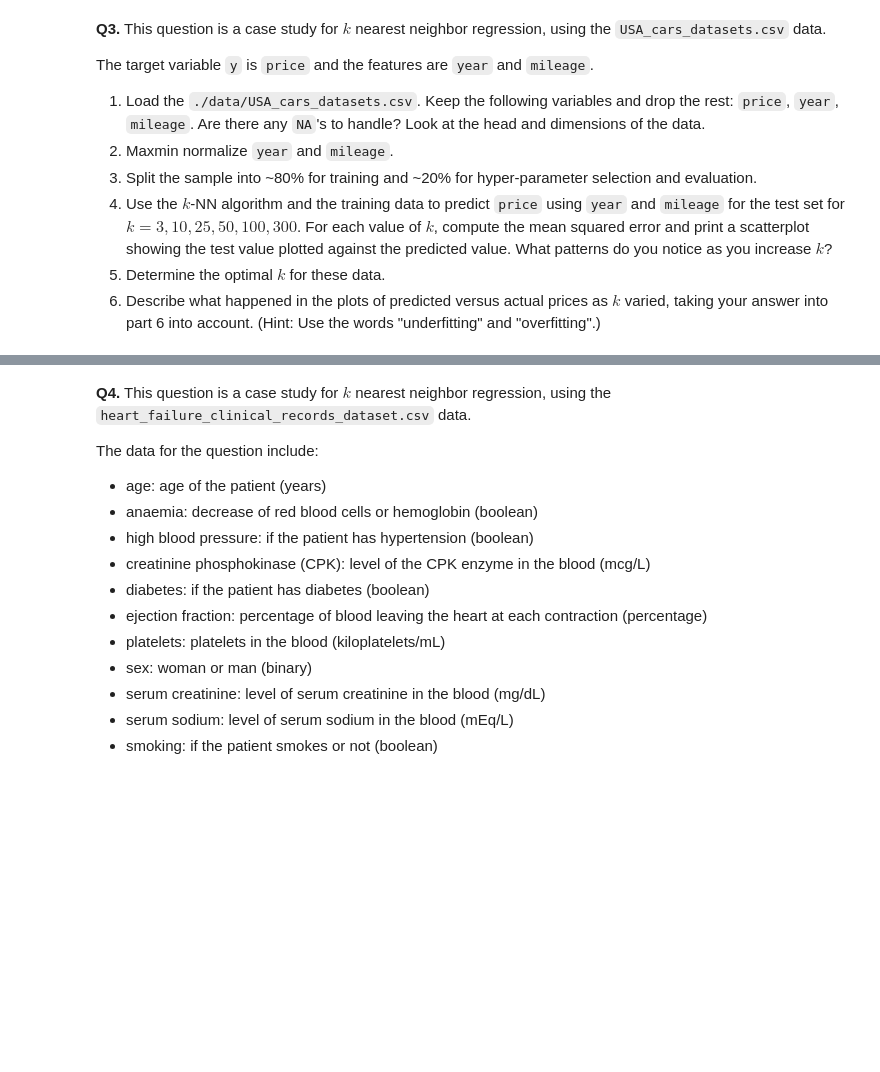
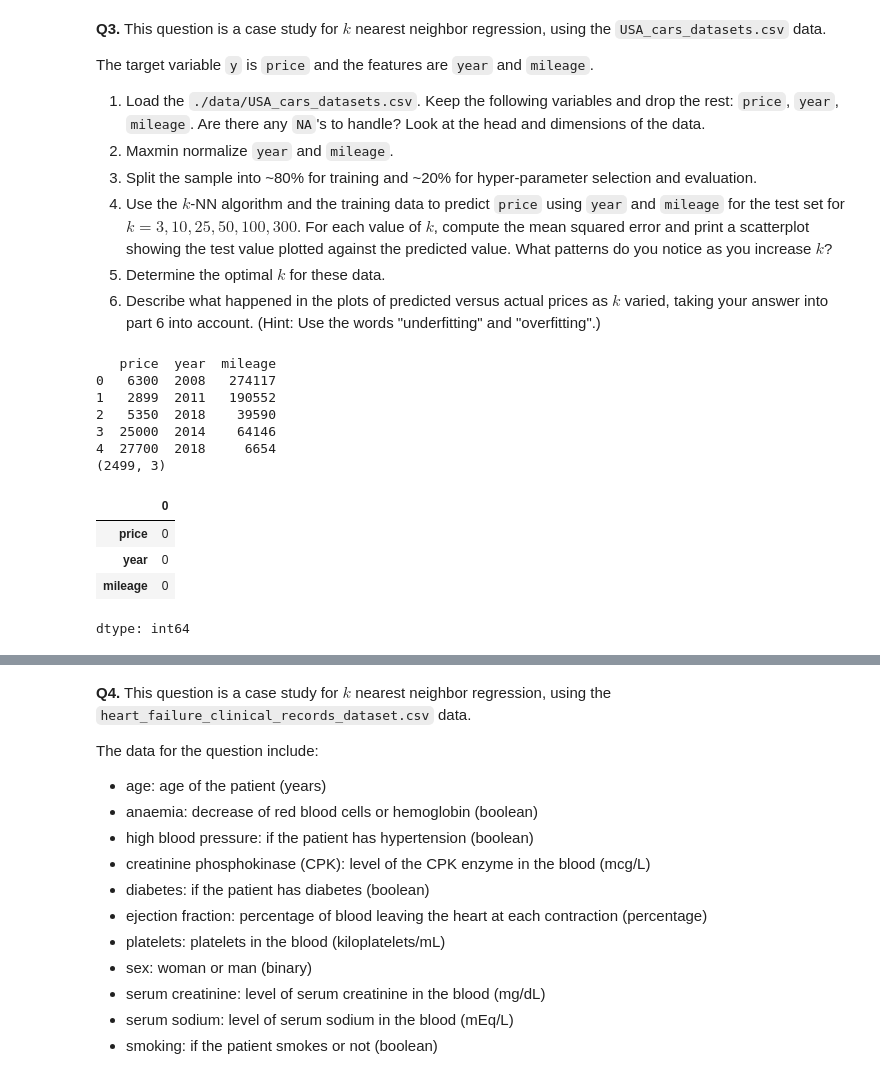
Before and after one commit to arya-rajesh-99/undergrad_ml_assignments, a Jupyter notebook: 02_assignment_knn.ipynb, the cells around one changed output, grey strips where cells are left out. Cells and saved outputs as stored; diff of their text form; code cells hidden in the pictures; blank space fills up the shorter version.

```diff
--- a/02_assignment_knn.ipynb
+++ b/02_assignment_knn.ipynb
@@ -177,3 +167,34 @@ The target variable `y` is `price` and the features are `year` and `mileage`.
 4. Use the $k$-NN algorithm and the training data to predict `price` using `year` and `mileage` for the test set for $k=3,10,25,50,100,300$. For each value of $k$, compute the mean squared error and print a scatterplot showing the test value plotted against the predicted value. What patterns do you notice as you increase $k$?
 5. Determine the optimal $k$ for these data.
 6. Describe what happened in the plots of predicted versus actual prices as $k$ varied, taking your answer into part 6 into account. (Hint: Use the words "underfitting" and "overfitting".)
+# %%
+### Question 3.1
+cars_df = pd.read_csv('./data/USA_cars_datasets.csv')
+
+# dropping everything except price, year, mileage
+cars_df = cars_df.drop(columns = ['Unnamed: 0','brand', 'model', 'title_status', 'color',
+                                  'vin', 'lot','state', 'country', 'condition'])
+
+#checking head and dimensions
+cars_df.head()
+print(cars_df.head())
+cars_df.shape
+print(cars_df.shape)
+
+#check NAs
+cars_df.isna().sum()
+
+# There are no NAs present.
+# %% [output]
+   price  year  mileage
+0   6300  2008   274117
+1   2899  2011   190552
+2   5350  2018    39590
+3  25000  2014    64146
+4  27700  2018     6654
+(2499, 3)
+|  | 0 |
+| price | 0 |
+| year | 0 |
+| mileage | 0 |
+dtype: int64
```
Also changed, not shown: parts of 4 cells of this notebook.
